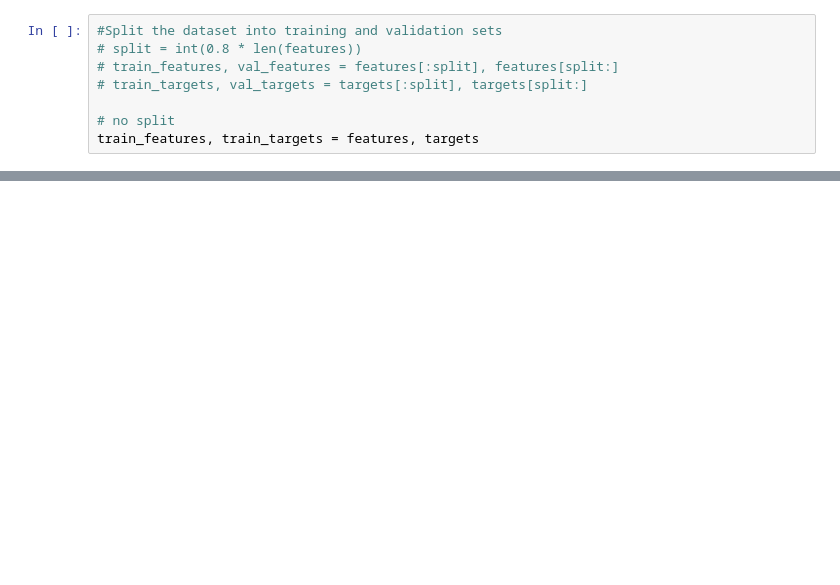
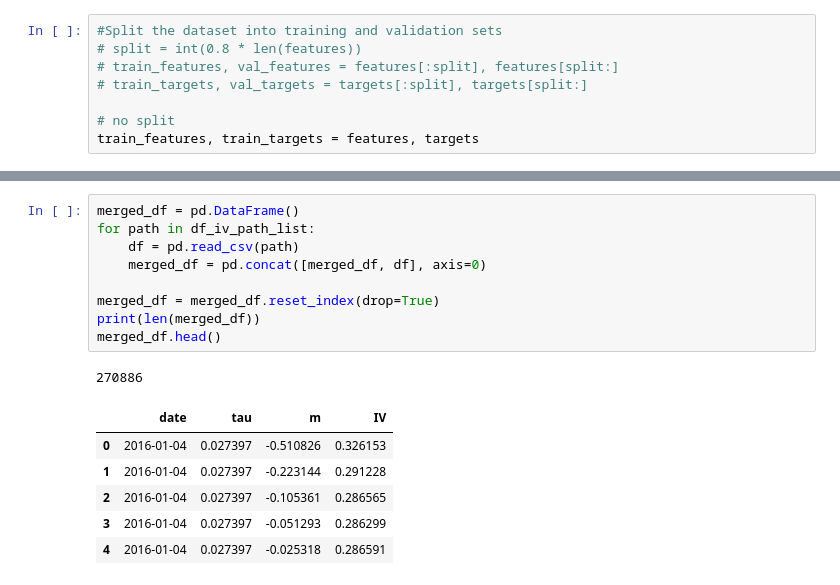
Before and after one commit to shankerabhigyan/IVS_modelling, a Jupyter notebook: baseline/pipeline_vae_dnn.ipynb, the cells around one changed output, grey strips where cells are left out. Saved outputs shown, nothing was run; the diff lists cells and outputs as text; blank space fills up the shorter version.

```diff
--- a/baseline/pipeline_vae_dnn.ipynb
+++ b/baseline/pipeline_vae_dnn.ipynb
@@ -114,0 +145,17 @@ Target: tensor([nan, nan, nan, nan, nan, nan, nan, nan, nan, nan, nan, nan, nan,
+# %%
+merged_df = pd.DataFrame()
+for path in df_iv_path_list:
+    df = pd.read_csv(path)
+    merged_df = pd.concat([merged_df, df], axis=0)
+
+merged_df = merged_df.reset_index(drop=True)
+print(len(merged_df))
+merged_df.head()
+# %% [output]
+270886
+|  | date | tau | m | IV |
+| 0 | 2016-01-04 | 0.027397 | -0.510826 | 0.326153 |
+| 1 | 2016-01-04 | 0.027397 | -0.223144 | 0.291228 |
+| 2 | 2016-01-04 | 0.027397 | -0.105361 | 0.286565 |
+| 3 | 2016-01-04 | 0.027397 | -0.051293 | 0.286299 |
+| 4 | 2016-01-04 | 0.027397 | -0.025318 | 0.286591 |
```
Also changed, not shown: parts of 28 cells of this notebook, 4 other files.
